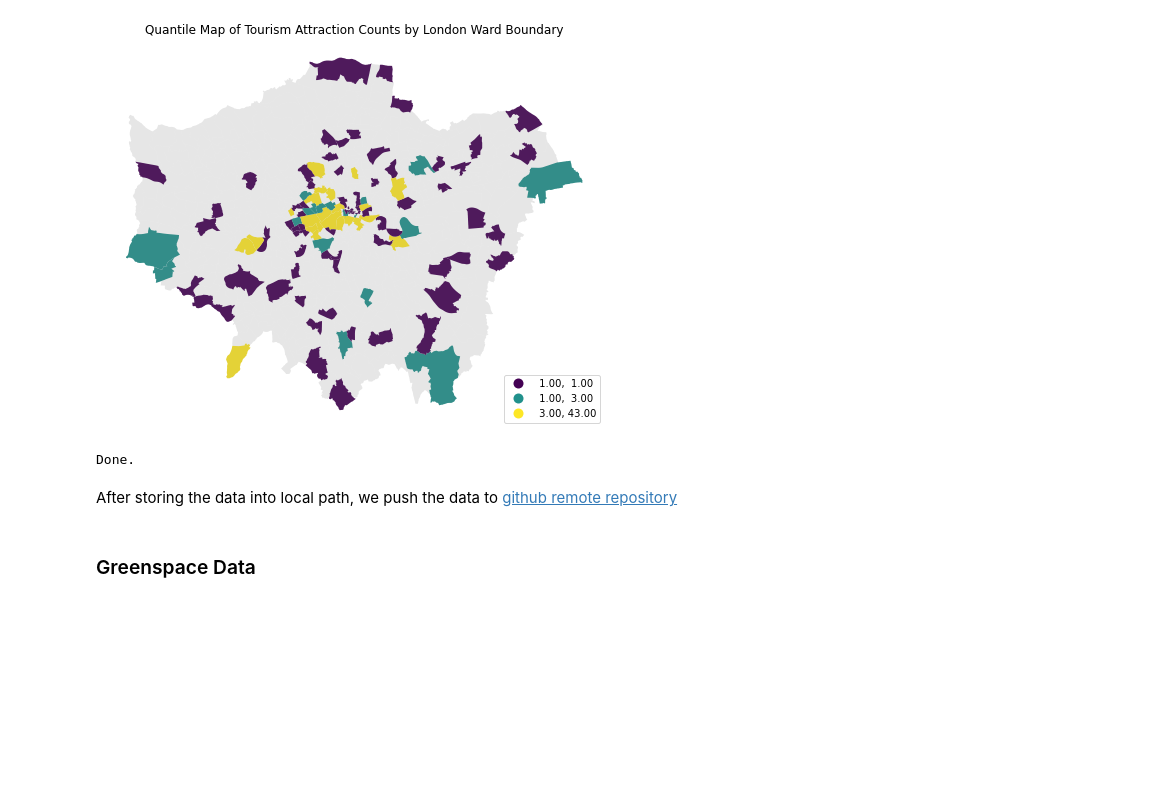
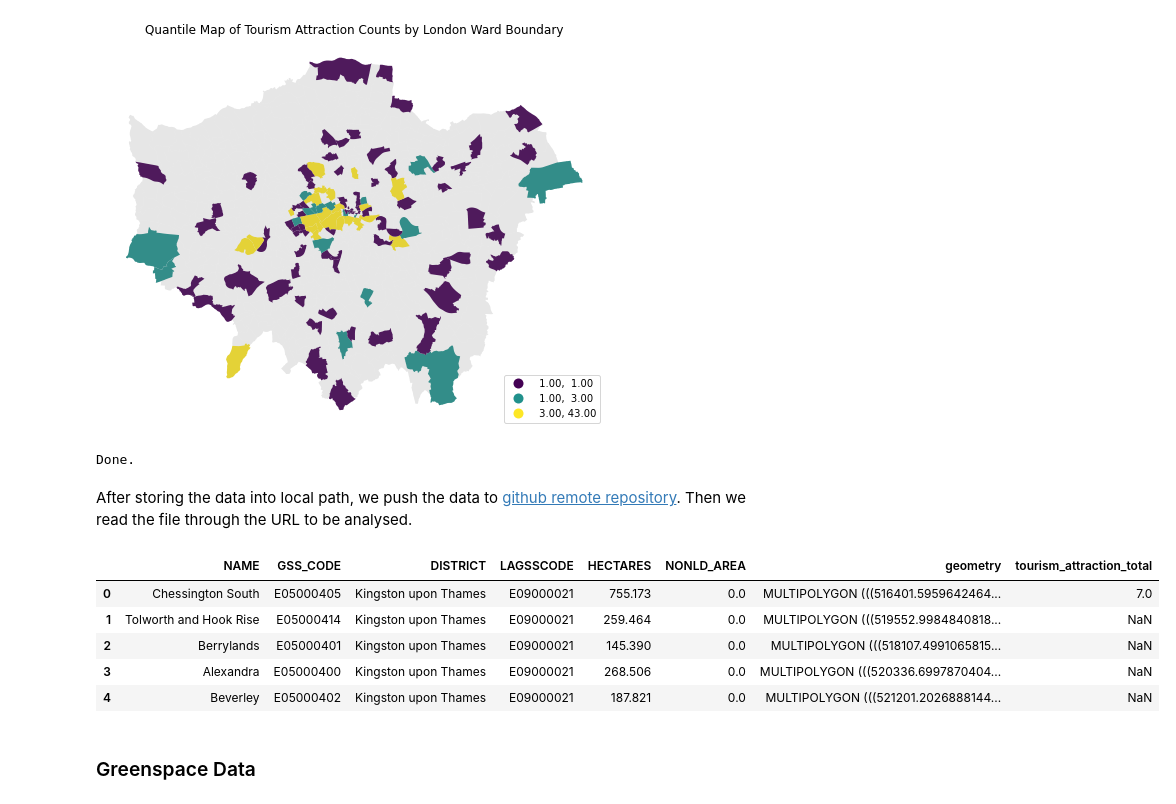
Before and after one commit to JinJiang22/fsds_GroupWork, a Jupyter notebook: independent_var.ipynb, the cells around one changed output. Cells and saved outputs as stored; diff of their text form; code cells hidden in the pictures; blank space fills up the shorter version.

```diff
--- a/independent_var.ipynb
+++ b/independent_var.ipynb
@@ -568,13 +570,20 @@ print("Done.")
 # %% [output]
 Done.
 # %% [markdown]
-After storing the data into local path, we push the data to [github remote repository](https://github.com/JinJiang22/fsds_GroupWork/blob/main/data/tourism_attraction.csv)
+After storing the data into local path, we push the data to [github remote repository](https://github.com/JinJiang22/fsds_GroupWork/blob/main/data/tourism_attraction.csv). Then we read the file through the URL to be analysed.
 # %%
 # Read the file from github repo URL
-url = "https://raw.githubusercontent.com/JinJiang22/fsds_GroupWork/main/data/greenspace.csv"
-greenspace = pd.read_csv(url)
+url = "https://raw.githubusercontent.com/JinJiang22/fsds_GroupWork/main/data/tourism_attraction.csv"
+ta_df = pd.read_csv(url)
 
-greenspace.head(5)
+ta_df.head(5)
+# %% [output]
+|  | NAME | GSS_CODE | DISTRICT | LAGSSCODE | HECTARES | NONLD_AREA | geometry | tourism_attraction_total |
+| 0 | Chessington South | E05000405 | Kingston upon Thames | E09000021 | 755.173 | 0.0 | MULTIPOLYGON (((516401.5959642464... | 7.0 |
+| 1 | Tolworth and Hook Rise | E05000414 | Kingston upon Thames | E09000021 | 259.464 | 0.0 | MULTIPOLYGON (((519552.9984840818... | NaN |
+| 2 | Berrylands | E05000401 | Kingston upon Thames | E09000021 | 145.390 | 0.0 | MULTIPOLYGON (((518107.4991065815... | NaN |
+| 3 | Alexandra | E05000400 | Kingston upon Thames | E09000021 | 268.506 | 0.0 | MULTIPOLYGON (((520336.6997870404... | NaN |
+| 4 | Beverley | E05000402 | Kingston upon Thames | E09000021 | 187.821 | 0.0 | MULTIPOLYGON (((521201.2026888144... | NaN |
 # %% [markdown]
 ### Greenspace Data
 # %% [markdown]
```
Also changed, not shown: parts of 1 cell of this notebook, 1 other file.
